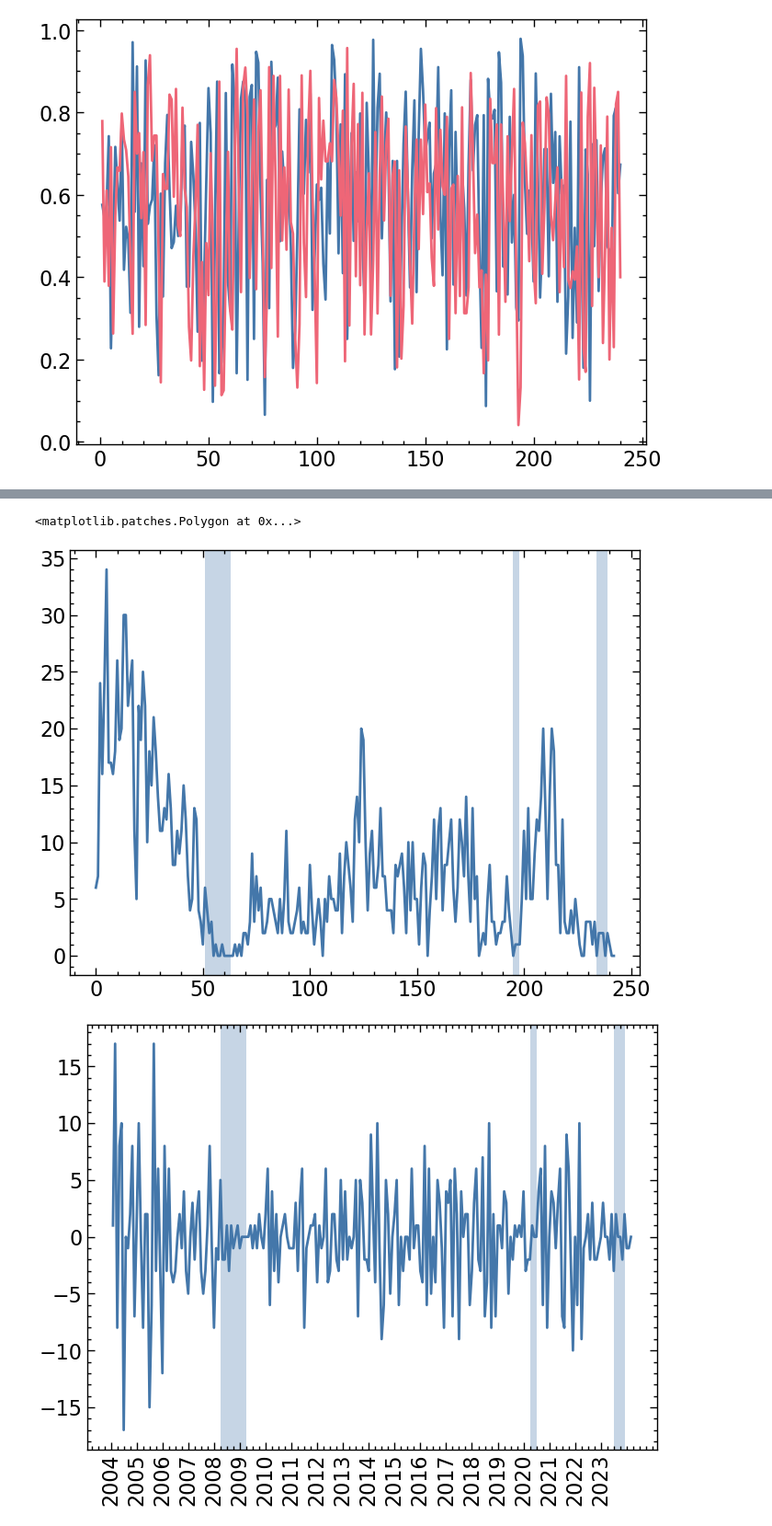
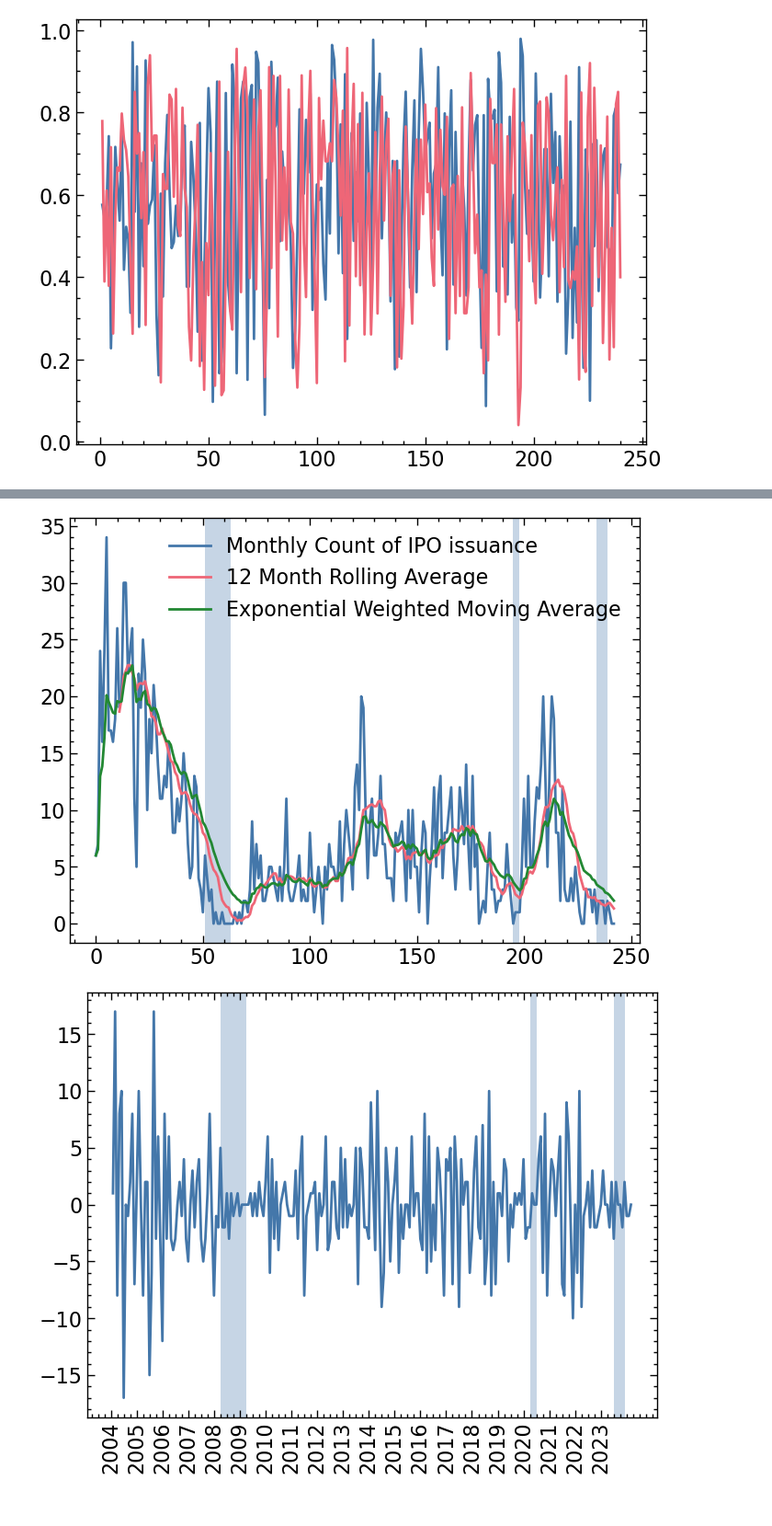
Before and after one commit to aycannon/diss, a Jupyter notebook: Compiled Indicator.ipynb, the cells around one changed output, grey strips where cells are left out. Shown at 92% size. Cells and saved outputs as stored; diff of their text form; code cells hidden in the pictures.

```diff
--- a/Compiled Indicator.ipynb
+++ b/Compiled Indicator.ipynb
@@ -192,14 +182,25 @@ nipo['ipo_count'] = nipo['ipo_count'].astype(int, errors = 'ignore')
 # replace all empty cells with 0
 if nipo['ipo_count'].isnull().values.any():
     nipo['ipo_count'] = nipo['ipo_count'].fillna(0)
+
+nipo_12 = nipo['ipo_count'].rolling(12).mean()
+nipo_ewm = nipo['ipo_count'].ewm(alpha = 0.1).mean()
+
+df_nipo = pd.DataFrame()
+df_nipo['ipo_count'] = nipo['ipo_count']
+df_nipo['nipo12'] = nipo_12
+df_nipo['nipo_ewm'] = nipo_ewm
 # %%
-plt.plot(nipo['ipo_count'])
-plt.axvspan(51, 63, alpha = 0.3, label = 'Great Recession')
-plt.axvspan(195, 198, alpha = 0.3, label = 'COVID Recession')
-plt.axvspan(234, 239, alpha = 0.3, label = '2023 Recession')
+plt.plot(nipo['ipo_count'], label = 'Monthly Count of IPO issuance')
+plt.plot(nipo_12, label = '12 Month Rolling Average')
+plt.plot(nipo_ewm, label = 'Exponential Weighted Moving Average')
+plt.axvspan(51, 63, alpha = 0.3)
+plt.axvspan(195, 198, alpha = 0.3)
+plt.axvspan(234, 239, alpha = 0.3)
+plt.legend(loc = 'upper right')
+plt.show()
 # %% [output]
-<matplotlib.patches.Polygon at 0x...>
-[figure, old version]
+[figure, new version]
 # %%
 nipo['ipo_change'] = nipo['ipo_count'].diff()
 plt.plot(nipo['ipo_change'])
```
Also changed, not shown: parts of 13 cells of this notebook.
